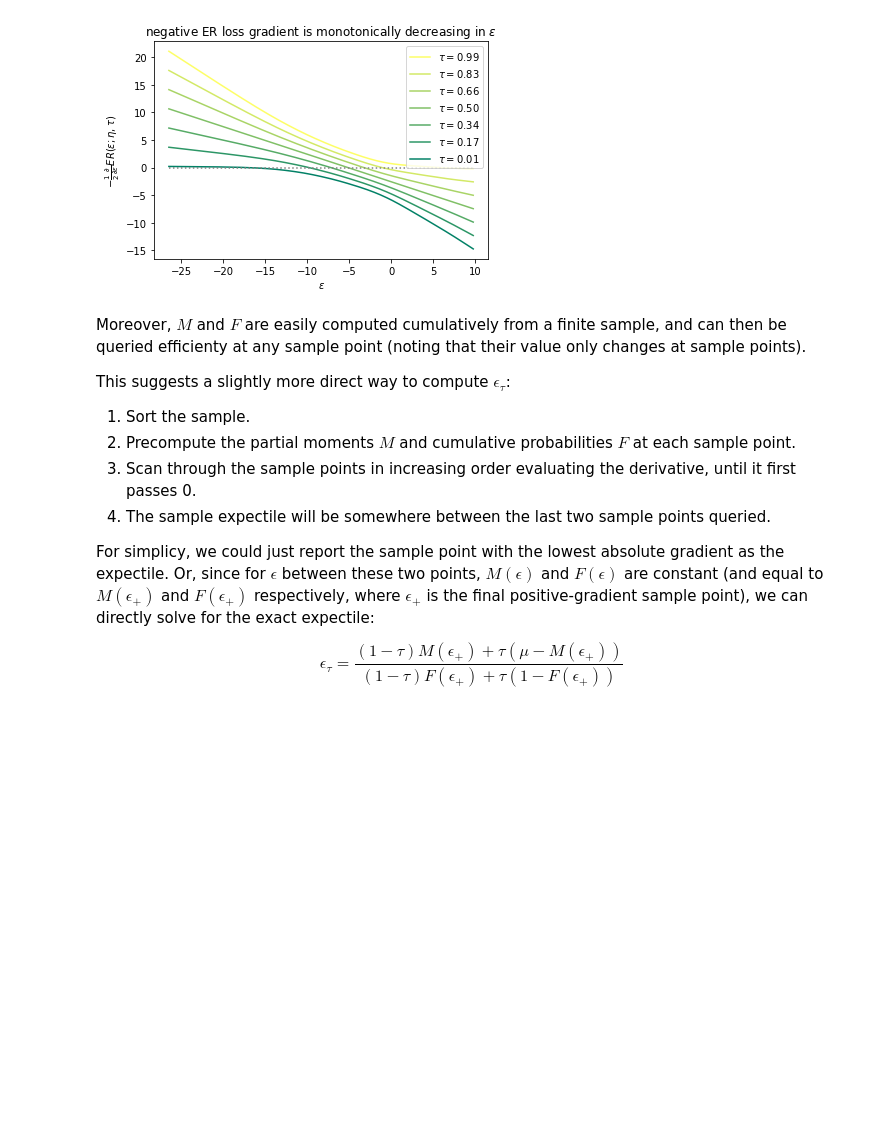
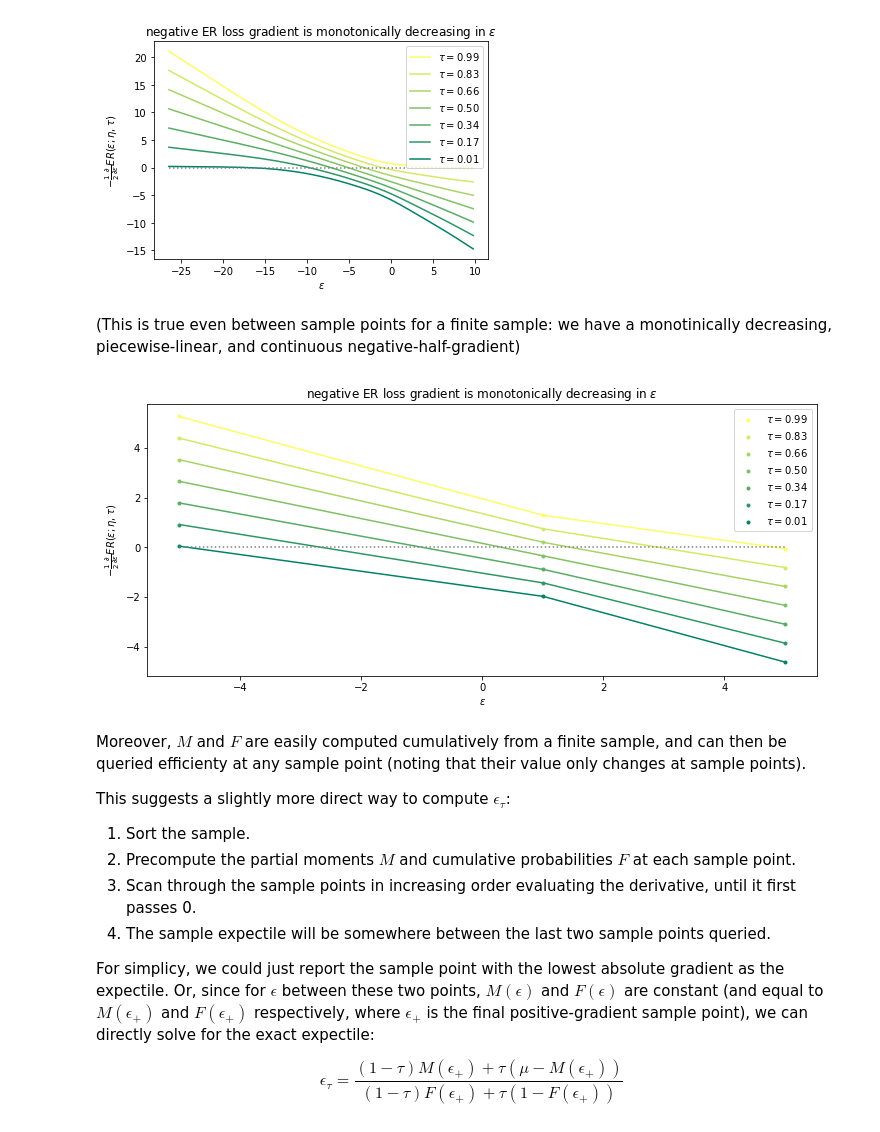
Before and after one commit to matomatical/neuRL, a Jupyter notebook: ComputingExpectiles.ipynb, the cells around one changed output. Saved outputs shown, nothing was run; the diff lists cells and outputs as text; code cells hidden in the pictures; blank space fills up the shorter version.

```diff
--- a/ComputingExpectiles.ipynb
+++ b/ComputingExpectiles.ipynb
@@ -135,6 +135,34 @@ plt.legend(loc="upper right")
 plt.show()
 # %% [output]
 [figure]
+# %% [markdown]
+(This is true even between sample points for a finite sample: we have a monotinically decreasing, piecewise-linear, and continuous negative-half-gradient)
+# %%
+sorted_sample = np.array([-5,1,5])
+N = len(sorted_sample)
+F = np.cumsum(np.ones_like(sorted_sample))/N
+M = np.cumsum(sorted_sample)/N
+mean = M[-1]
+x = np.linspace(sorted_sample.min(), sorted_sample.max(), 1000)
+i = np.clip(np.searchsorted(sorted_sample, x)-1, 0, None)
+
+plt.figure(figsize=(12, 5))
+for tau in reversed(np.linspace(0.01, 0.99, 7)):
+    prob_balance = ((1 - tau) * F + tau * (1 - F))
+    mean_balance = ((1 - tau) * M + tau * (mean - M))
+    balance = mean_balance - sorted_sample * prob_balance
+    plt.scatter(sorted_sample, balance, label=f"$\\tau={tau:.2f}$", color=plt.cm.summer(tau), marker=".")
+    plt.plot(x, mean_balance[i] - x * prob_balance[i], color=plt.cm.summer(tau))
+
+lohi = sorted_sample[0], sorted_sample[-1]
+plt.plot(lohi, [0, 0], linestyle=":", color="gray")
+plt.ylabel(r"$-\frac{1}{2}\frac{\partial}{\partial \epsilon} ER(\epsilon;\eta,\tau)$")
+plt.xlabel(r"$\epsilon$")
+plt.title(r"negative ER loss gradient is monotonically decreasing in $\epsilon$")
+plt.legend(loc="upper right")
+plt.show()
+# %% [output]
+[figure, added]
 # %% [markdown]
 Moreover, $M$ and $F$ are easily computed cumulatively from a finite sample, and can then be queried efficienty at any sample point (noting that their value only changes at sample points).
 
```
Also changed, not shown: parts of 11 cells of this notebook, 1 other file.
